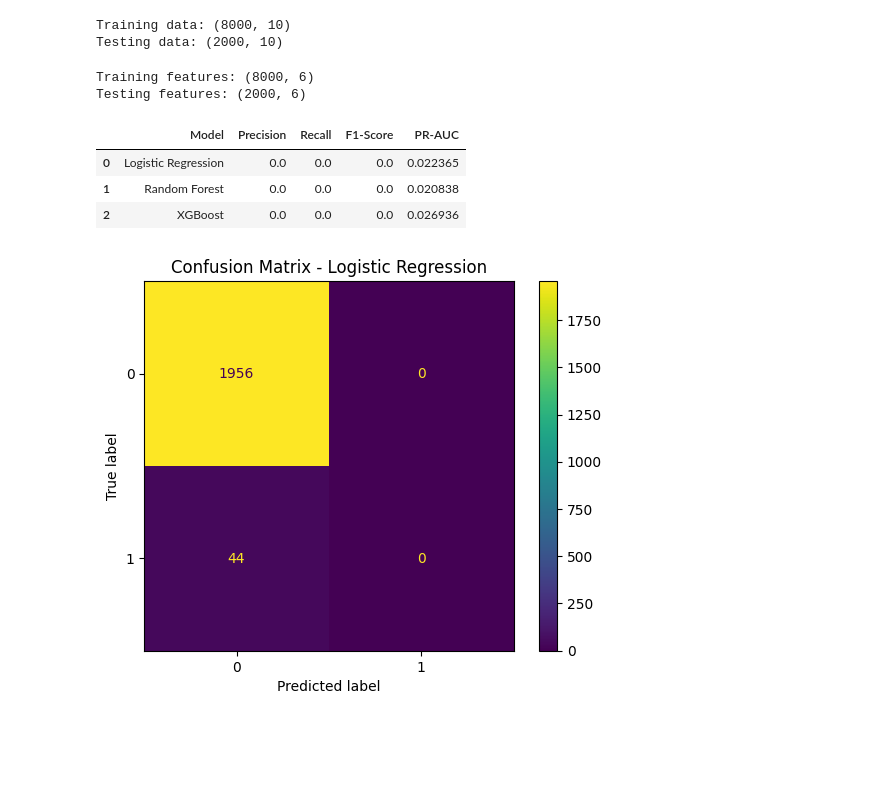
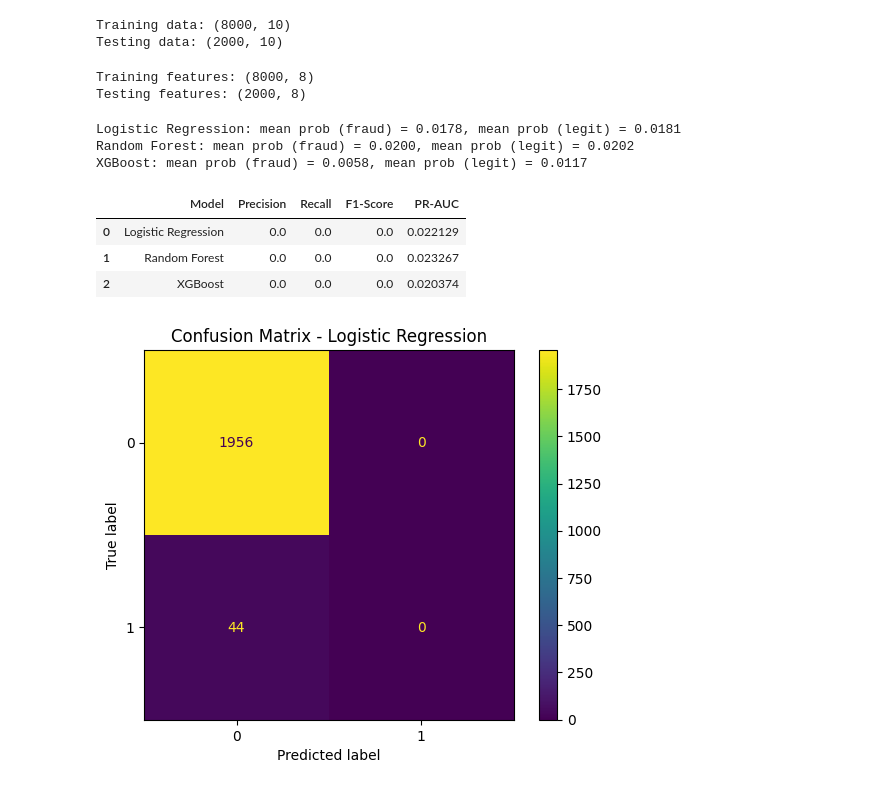
Before and after one commit to jd-thakrar/banking-fraud-detection, a Jupyter notebook: notebooks/05_baseline_models.ipynb, the cells around one changed output. Saved outputs shown, nothing was run; the diff lists cells and outputs as text; code cells hidden in the pictures; blank space fills up the shorter version.

```diff
--- a/notebooks/05_baseline_models.ipynb
+++ b/notebooks/05_baseline_models.ipynb
@@ -15,6 +15,13 @@ Training data: (8000, 10)
 Testing data: (2000, 10)
 # %%
 target = "is_fraud"
+
+train_df["timestamp"] = pd.to_datetime(train_df["timestamp"])
+test_df["timestamp"] = pd.to_datetime(test_df["timestamp"])
+
+for d in [train_df, test_df]:
+    d["hour_of_day"] = d["timestamp"].dt.hour
+    d["day_of_week"] = d["timestamp"].dt.dayofweek
 
 drop_columns = [
     "is_fraud",
@@ -32,8 +39,8 @@ y_test = test_df[target]
 print("Training features:", X_train.shape)
 print("Testing features:", X_test.shape)
 # %% [output]
-Training features: (8000, 6)
-Testing features: (2000, 6)
+Training features: (8000, 8)
+Testing features: (2000, 8)
 # %%
 from sklearn.preprocessing import OneHotEncoder
 
@@ -59,13 +66,17 @@ X_test_cat = encoder.transform(
 numerical_features = [
     "amount",
     "customer_age",
-    "previous_transactions"
+    "previous_transactions",
+    "hour_of_day",
+    "day_of_week"
 ]
 
-X_train_num = X_train[numerical_features].values
-X_test_num = X_test[numerical_features].values
+from sklearn.preprocessing import StandardScaler
+import numpy as np
 
-import numpy as np
+scaler = StandardScaler()
+X_train_num = scaler.fit_transform(X_train[numerical_features])
+X_test_num = scaler.transform(X_test[numerical_features])
 
 X_train_final = np.hstack([X_train_num, X_train_cat])
 X_test_final = np.hstack([X_test_num, X_test_cat])
@@ -89,36 +100,44 @@ models = {
 # %%
 from sklearn.metrics import (
     precision_score,
     recall_score,
     f1_score,
     average_precision_score
 )
 
 results = []
 
 for name, model in models.items():
 
     model.fit(X_train_final, y_train)
 
     y_pred = model.predict(X_test_final)
     y_prob = model.predict_proba(X_test_final)[:, 1]
 
     results.append({
         "Model": name,
         "Precision": precision_score(y_test, y_pred, zero_division=0),
         "Recall": recall_score(y_test, y_pred, zero_division=0),
         "F1-Score": f1_score(y_test, y_pred, zero_division=0),
         "PR-AUC": average_precision_score(y_test, y_prob)
     })
 
+    probs_fraud = y_prob[y_test == 1]
+    probs_legit = y_prob[y_test == 0]
+    print(f"{name}: mean prob (fraud) = {probs_fraud.mean():.4f}, mean prob (legit) = {probs_legit.mean():.4f}")
+
 results_df = pd.DataFrame(results)
+results_df.to_csv("../results/baseline_results.csv", index=False)
 
 results_df
 # %% [output]
+Logistic Regression: mean prob (fraud) = 0.0178, mean prob (legit) = 0.0181
+Random Forest: mean prob (fraud) = 0.0200, mean prob (legit) = 0.0202
+XGBoost: mean prob (fraud) = 0.0058, mean prob (legit) = 0.0117
 |  | Model | Precision | Recall | F1-Score | PR-AUC |
-| 0 | Logistic Regression | 0.0 | 0.0 | 0.0 | 0.022365 |
-| 1 | Random Forest | 0.0 | 0.0 | 0.0 | 0.020838 |
-| 2 | XGBoost | 0.0 | 0.0 | 0.0 | 0.026936 |
+| 0 | Logistic Regression | 0.0 | 0.0 | 0.0 | 0.022129 |
+| 1 | Random Forest | 0.0 | 0.0 | 0.0 | 0.023267 |
+| 2 | XGBoost | 0.0 | 0.0 | 0.0 | 0.020374 |
 # %%
 from sklearn.metrics import ConfusionMatrixDisplay
 import matplotlib.pyplot as plt
```
Also changed, not shown: 8 other files.
